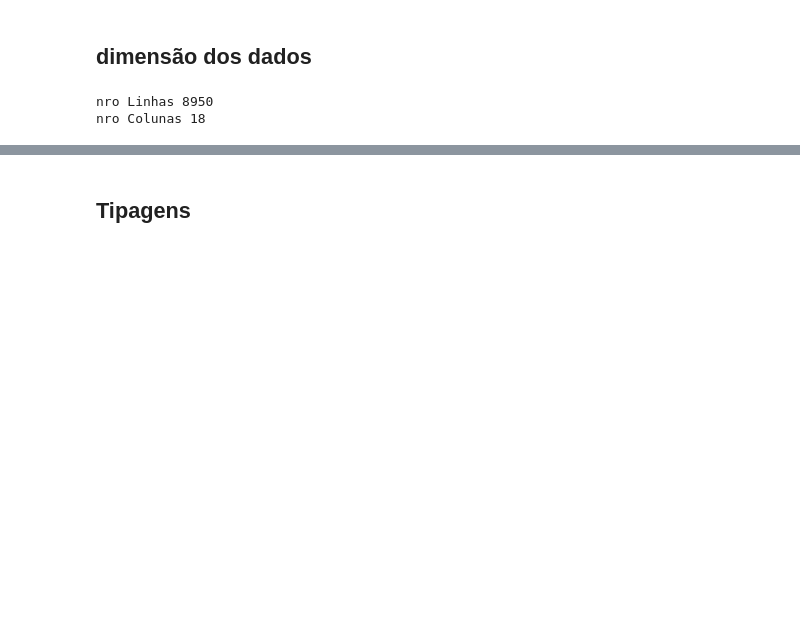
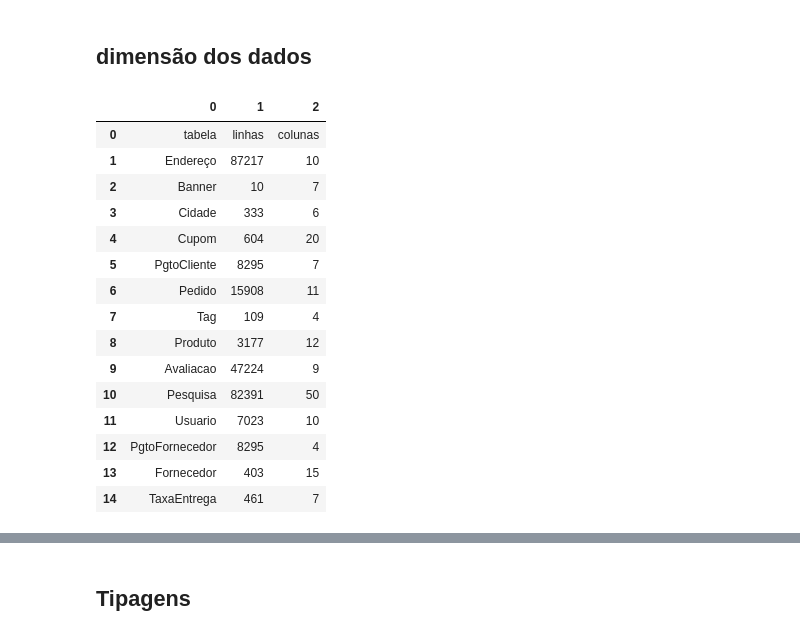
Before and after one commit to ftomazetti/ChallengerNestle, a Jupyter notebook: V1_Métricas.ipynb, the cells around one changed output, grey strips where cells are left out. Saved outputs shown, nothing was run; the diff lists cells and outputs as text; code cells hidden in the pictures; blank space fills up the shorter version.

```diff
--- a/V1_Métricas.ipynb
+++ b/V1_Métricas.ipynb
@@ -82,8 +128,39 @@ df01.columns = df01.columns.str.lower()
 # %% [markdown]
 ## dimensão dos dados
 # %%
-print ( 'nro Linhas {}'.format( df01.shape[0]))
-print ( 'nro Colunas {}'.format( df01.shape[1]))
+dimensao = np.array([['tabela','linhas','colunas'],
+           ['Endereço'      ,'{}'.format(df01_Endereco.shape[0])   ,'{}'.format(df01_Endereco.shape[1])],
+           ['Banner'        ,'{}'.format(df01_Banner.shape[0])     ,'{}'.format(df01_Banner.shape[1])],
+           ['Cidade'        ,'{}'.format(df01_Cidade.shape[0])     ,'{}'.format(df01_Cidade.shape[1])],
+           ['Cupom'         ,'{}'.format(df01_Cupom.shape[0])      ,'{}'.format(df01_Cupom.shape[1])],
+           ['PgtoCliente'   ,'{}'.format(df01_PgtoCliente.shape[0]),'{}'.format(df01_PgtoCliente.shape[1])],
+           ['Pedido'        ,'{}'.format(df01_Pedido.shape[0])     ,'{}'.format(df01_Pedido.shape[1])],
+           ['Tag'           ,'{}'.format(df01_Tag.shape[0])        ,'{}'.format(df01_Tag.shape[1])],
+           ['Produto'       ,'{}'.format(df01_Produto.shape[0]),'{}'.format(df01_Produto.shape[1])],
+           ['Avaliacao'     ,'{}'.format(df01_Avaliacao.shape[0]),'{}'.format(df01_Avaliacao.shape[1])],
+           ['Pesquisa'      ,'{}'.format(df01_Pesquisa.shape[0]),'{}'.format(df01_Pesquisa.shape[1])],
+           ['Usuario'       ,'{}'.format(df01_Usuario.shape[0]),'{}'.format(df01_Usuario.shape[1])],
+           ['PgtoFornecedor','{}'.format(df01_PgtoFornecedor.shape[0]),'{}'.format(df01_PgtoFornecedor.shape[1])],
+           ['Fornecedor'    ,'{}'.format(df01_Fornecedor.shape[0]),'{}'.format(df01_Fornecedor.shape[1])],
+           ['TaxaEntrega'   ,'{}'.format(df01_TaxaEntrega.shape[0]),'{}'.format(df01_TaxaEntrega.shape[1])]])
-# %% [output]
-nro Linhas 8950
-nro Colunas 18
+# %%
+df_dimensao = pd.DataFrame(dimensao)
+# %%
+df_dimensao
+# %% [output]
+|  | 0 | 1 | 2 |
+| 0 | tabela | linhas | colunas |
+| 1 | Endereço | 87217 | 10 |
+| 2 | Banner | 10 | 7 |
+| 3 | Cidade | 333 | 6 |
+| 4 | Cupom | 604 | 20 |
+| 5 | PgtoCliente | 8295 | 7 |
+| 6 | Pedido | 15908 | 11 |
+| 7 | Tag | 109 | 4 |
+| 8 | Produto | 3177 | 12 |
+| 9 | Avaliacao | 47224 | 9 |
+| 10 | Pesquisa | 82391 | 50 |
+| 11 | Usuario | 7023 | 10 |
+| 12 | PgtoFornecedor | 8295 | 4 |
+| 13 | Fornecedor | 403 | 15 |
+| 14 | TaxaEntrega | 461 | 7 |
```
Also changed, not shown: parts of 18 cells of this notebook, 2 other files.
